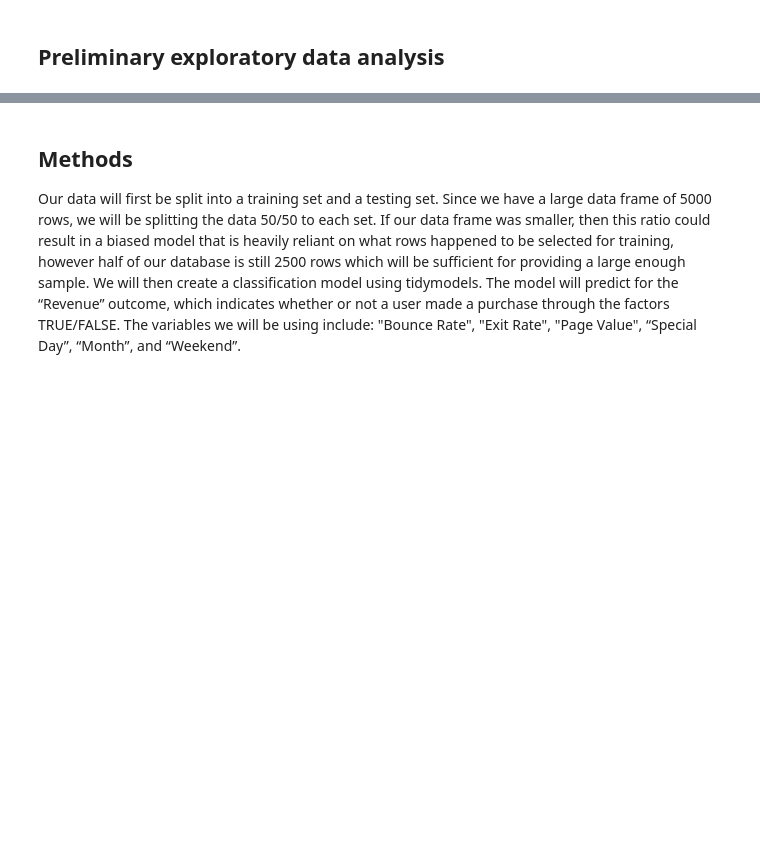
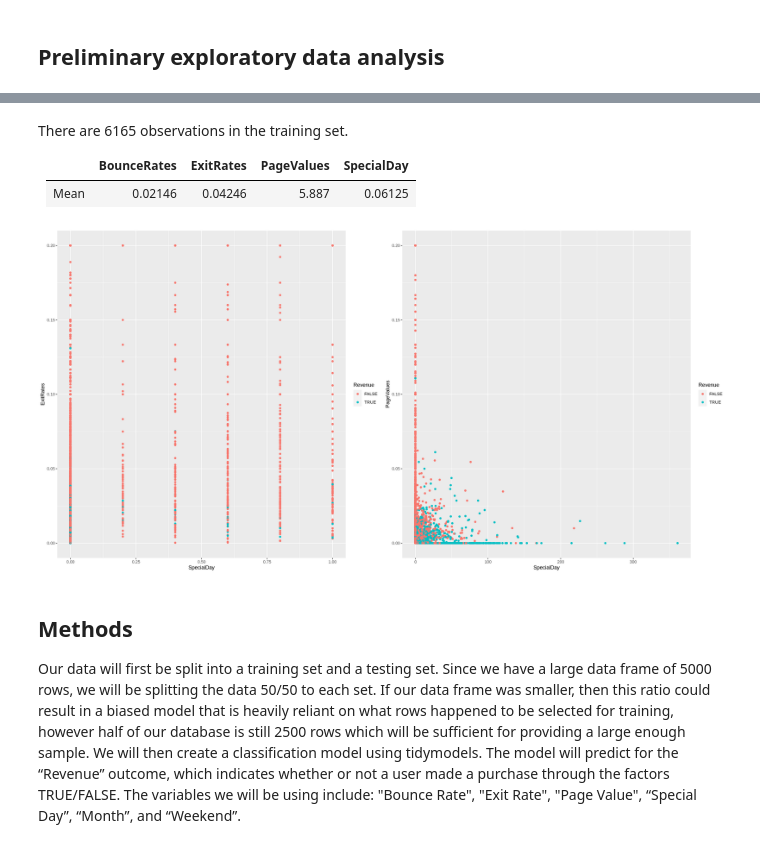
Before and after one commit to ZiyueChloeZhang/DSCI100-Project, a Jupyter notebook: proposal.ipynb, the cells around one changed output, grey strips where cells are left out. Saved outputs shown, nothing was run; the diff lists cells and outputs as text; code cells hidden in the pictures; blank space fills up the shorter version.

Commit message:
Added summary and visualization

```diff
--- a/proposal.ipynb
+++ b/proposal.ipynb
@@ -81,3 +70,26 @@ summary(shoppers_train)
+# %% [markdown]
+There are 6165 observations in the training set.
+
+|    |BounceRates|ExitRates    |PageValues   |SpecialDay|
+|:-: |---        |---          |---          |-------------|
+|Mean|  0.02146  | 0.04246     |     5.887   |    0.06125  |
+# %%
+# your code here
+options(repr.plot.width = 20, repr.plot.height = 10)
+rate_plot <- shoppers_train %>%
+    ggplot(aes(x=SpecialDay, y=ExitRates)) +
+    geom_point(aes(colour = Revenue)) +
+    labs(x="SpecialDay", y = "ExitRates", colour = "Revenue")
+
+value_plot <- shoppers_train %>%
+    ggplot(aes(x=PageValues, y=BounceRates)) +
+    geom_point(aes(colour = Revenue)) +
+    labs(x="SpecialDay", y = "PageValues", colour = "Revenue")
+
+library(cowplot)
+plot_grid(rate_plot, value_plot, nrow = 1)
+# %% [output]
+[figure, added]
 # %% [markdown]
 ## Methods
 Our data will first be split into a training set and a testing set. Since we have a large data frame of 5000 rows, we will be splitting the data 50/50 to each set. If our data frame was smaller, then this ratio could result in a biased model that is heavily reliant on what rows happened to be selected for training, however half of our database is still 2500 rows which will be sufficient for providing a large enough sample. We will then create a classification model using tidymodels. The model will predict for the “Revenue” outcome, which indicates whether or not a user made a purchase through the factors TRUE/FALSE.  The variables we will be using include: "Bounce Rate", "Exit Rate", "Page Value", “Special Day”, “Month”, and “Weekend”.
```
Also changed, not shown: parts of 6 cells of this notebook.
